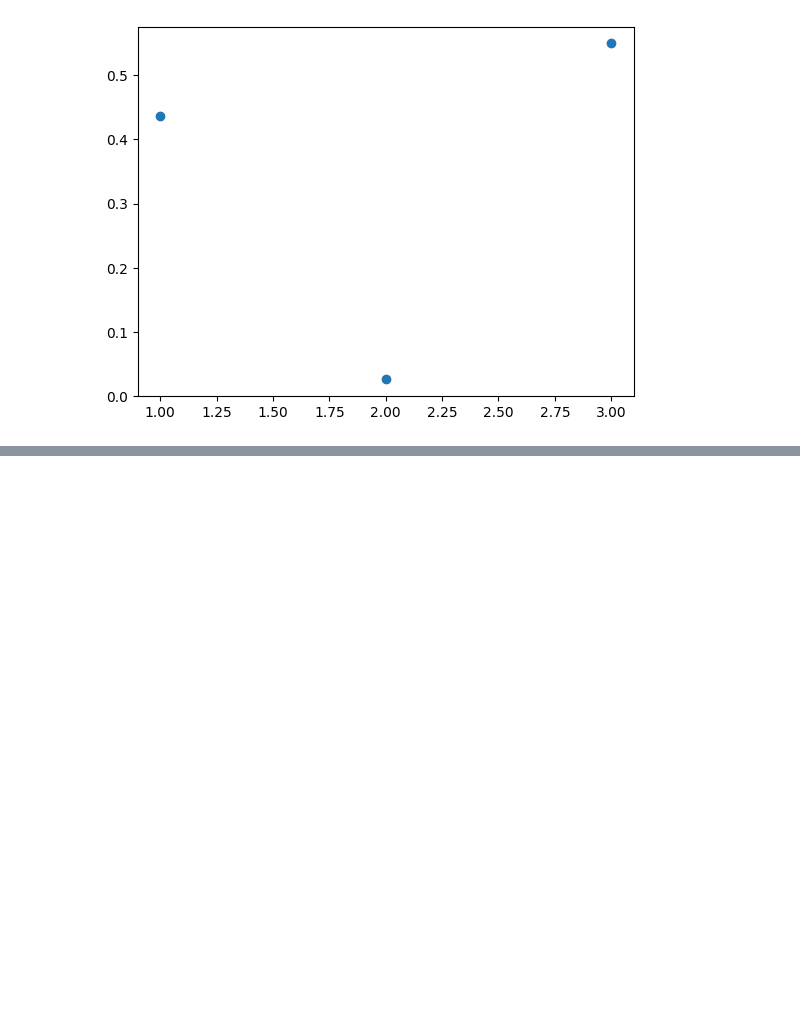
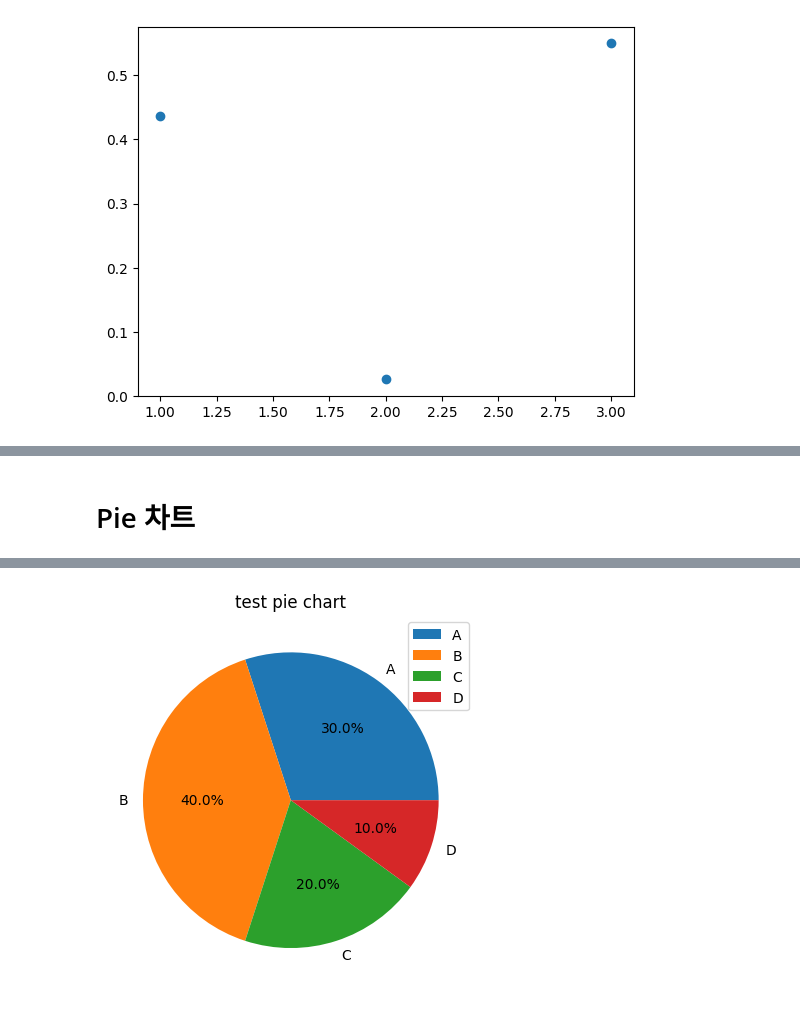
Before and after one commit to Hanjateacherson/SMHRD, a Jupyter notebook: python/04_Matplotlib.ipynb, the cells around one changed output, grey strips where cells are left out. Saved outputs shown, nothing was run; the diff lists cells and outputs as text; code cells hidden in the pictures; blank space fills up the shorter version.

```diff
--- a/python/04_Matplotlib.ipynb
+++ b/python/04_Matplotlib.ipynb
@@ -1845,3 +1868,20 @@ WARNING:matplotlib.font_manager:findfont: Font family 'Malgun Gothic' not found.
 WARNING:matplotlib.font_manager:findfont: Font family 'Malgun Gothic' not found.
 WARNING:matplotlib.font_manager:findfont: Font family 'Malgun Gothic' not found.
 [figure]
+# %% [markdown]
+# Pie 차트
+# %%
+# 사용법 : plt.pie(size, label = labels, autopct = 실수형0),
+
+# size : 파이차트의 크기를 담당하는 데이터
+# labels : 각 부분의 라벨
+# autopct : 자동으로 백분율을 계산 %.1f%% ➡️ 소수점 첫째자리까지 출력
+
+sizes = [30,40,20,10]
+labels = ['A','B','C','D']
+
+plt.pie(sizes, labels = labels,autopct='%.1f%%')
+plt.legend()
+plt.title('test pie chart')
+plt.show()
+# %% [output]
@@ -1847,0 +1905 @@ WARNING:matplotlib.font_manager:findfont: Font family 'Malgun Gothic' not found.
+[figure, added]
```
Also changed, not shown: parts of 31 cells of this notebook.
